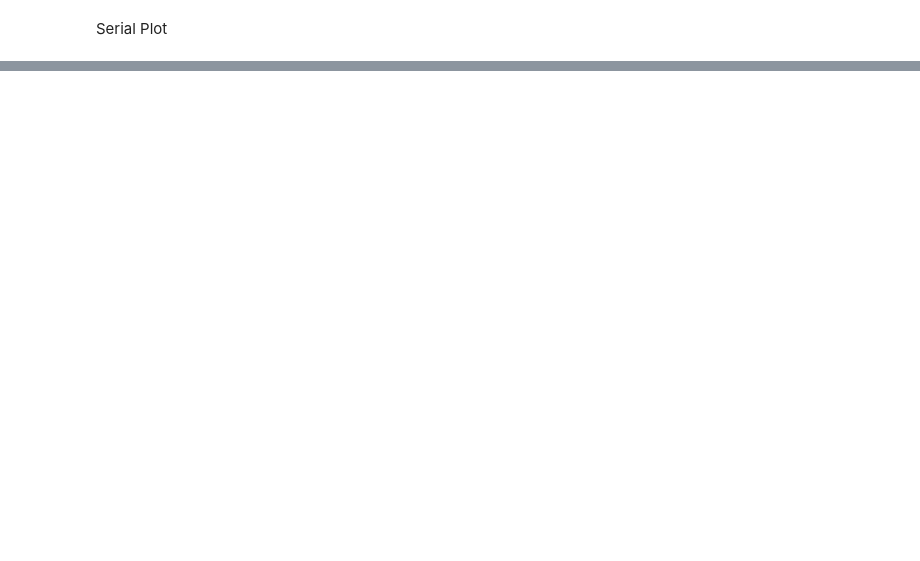
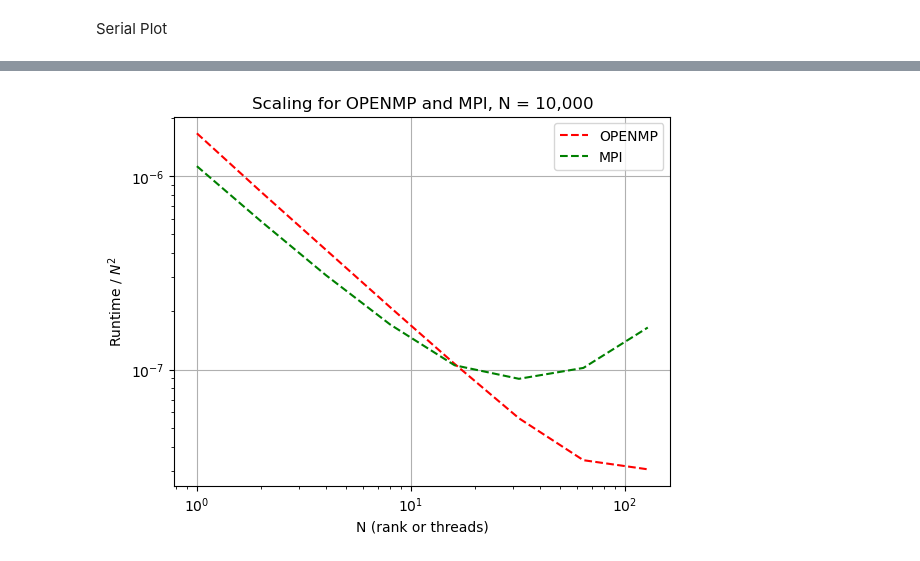
Before and after one commit to austinc21/HPC-Class, a Jupyter notebook: HW5/plots.ipynb, the cells around one changed output, grey strips where cells are left out. Cells and saved outputs as stored; diff of their text form; code cells hidden in the pictures; blank space fills up the shorter version.

```diff
--- a/HW5/plots.ipynb
+++ b/HW5/plots.ipynb
@@ -17,0 +51,13 @@ plt.show()
+# %%
+#combined
+
+plt.loglog(threads_MP, time_MP/N**2, c = 'red', ls = 'dashed', label = 'OPENMP')
+plt.loglog(rank_mpi, time_mpi/N**2, c = 'green', ls = 'dashed', label = 'MPI')
+plt.xlabel('N (rank or threads)')
+plt.ylabel(r'Runtime / $N^2$')
+plt.title('Scaling for OPENMP and MPI, N = 10,000')
+plt.grid()
+plt.legend()
+plt.show()
+# %% [output]
+[figure, added]
```
Also changed, not shown: parts of 7 cells of this notebook, 5 other files.
